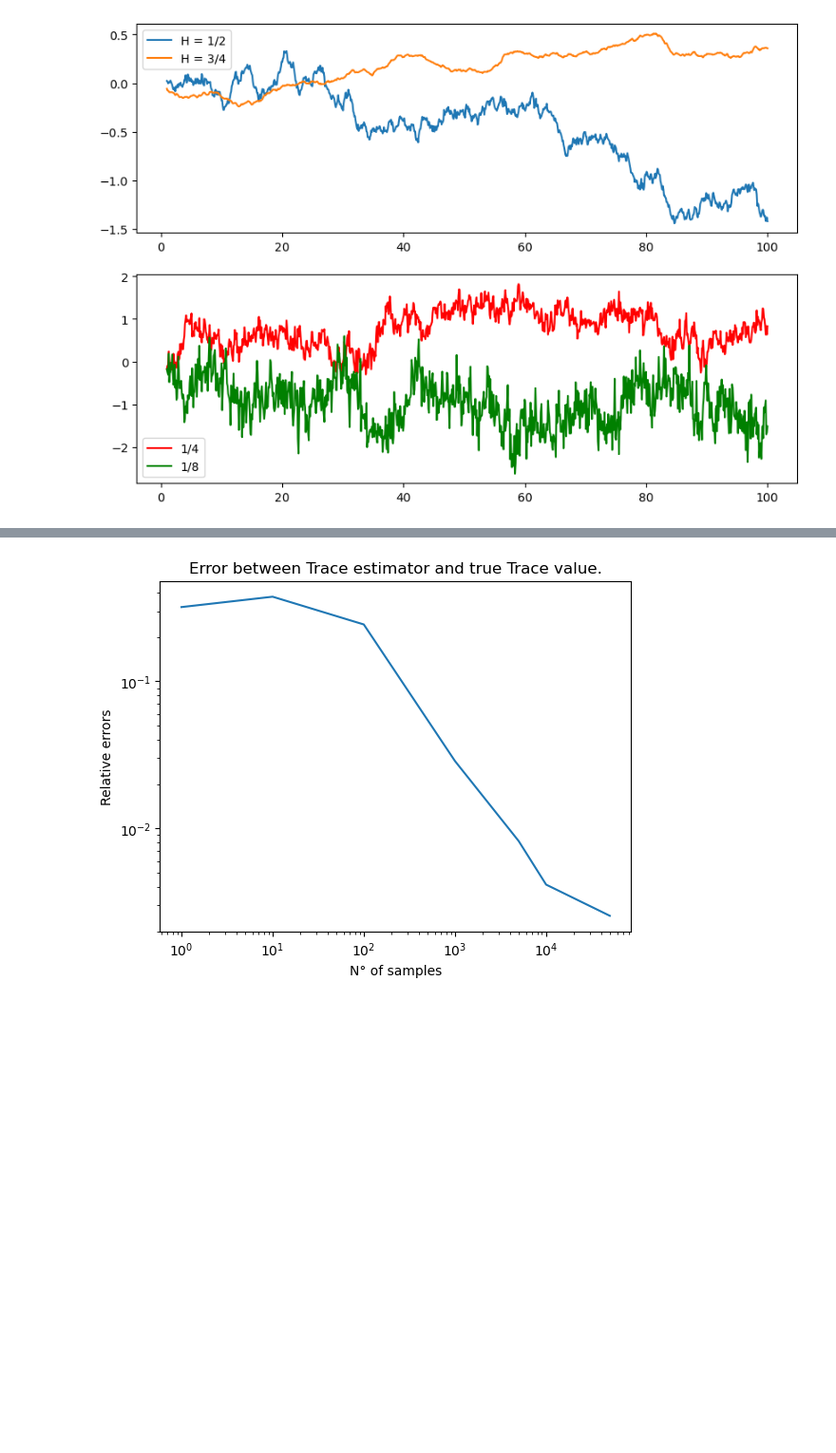
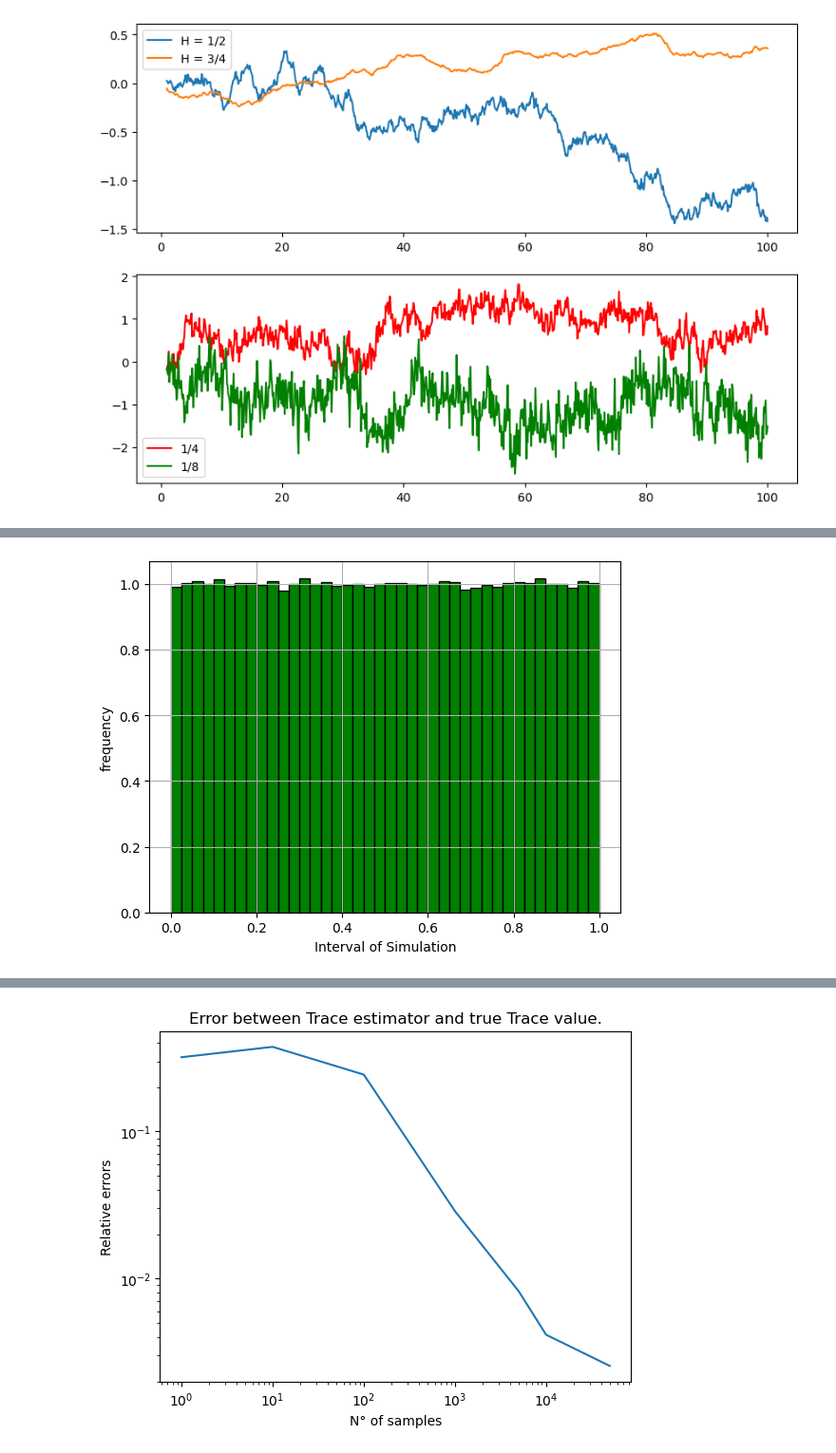
Before and after one commit to roomate/ML_from_scratch, a Jupyter notebook: random_algos.ipynb, the cells around one changed output, grey strips where cells are left out. Shown at 95% size. Drawn from its saved outputs; the diff is of its cells as text; code cells hidden in the pictures; blank space fills up the shorter version.

```diff
--- a/random_algos.ipynb
+++ b/random_algos.ipynb
@@ -277,12 +422,12 @@ Two cases appear; you know how to sample from a PDF $\propto \lambda$ or you don
 > 1. Sample a homogeneous Poisson process of intensity $\lambda_\infty$ with one of the two methods seen above.
 > 2. Note $t$ one of the sampled jump times. Use an acceptance-rejection method based on the ratio $\frac{\lambda(t)}{\lambda_\infty}$ to randomly accept or reject it. Do this for all sampled jump times.
 # %%
-lambd_inf = 4
-lambd = lambda x: lambd_inf*np.abs(np.cos(x/2))
+lambd_sup = 4
+lambd = lambda x: lambd_sup*np.abs(np.cos(x/2))
 
 def accept_rejection(t):
     alpha = np.random.rand()
-    ratio = lambd(t)/lambd_inf
+    ratio = lambd(t)/lambd_sup
     if alpha < ratio:
         return t
     else:
@@ -291,7 +436,7 @@ def accept_rejection(t):
 T = 10
 N_simu = 3
 for i in range(N_simu):
-    delta_T = inv_CDF_exp_vect(np.random.rand(100), lambd = lambd_inf) #Sample intervals between two time jumps
+    delta_T = sample_exp(N=100, lambd = lambd_sup) #Sample intervals between two time jumps
     List_T = filter(lambda x: accept_rejection(x), np.cumsum(delta_T))
     List_T = list(filter(lambda x: x <= T, List_T)) + [T]
 
@@ -384,0 +540,64 @@ I implement here Mersenne Twister, a popular algorithm to generate pseudo-random
+# %%
+import numpy as np
+
+def mersenne_twister(size: int) -> list:
+    """
+    Mersenne Twister random number generator (MT19937).
+    Parameters:
+        size (int): Number of pseudo-random numbers to generate.
+    Returns:
+        list: List of pseudo-random numbers in [0, 1].
+    """
+    # MT19937 parameters
+    w, n, m, r = 32, 624, 397, 31
+    a = 0x9908B0DF
+    u, d = 11, 0xFFFFFFFF
+    s, b = 7, 0x9D2C5680
+    t, c = 15, 0xEFC60000
+    l = 18
+    f = 1812433253
+
+    MT = [0] * n
+    MT[0] = 123
+    for i in range(1, n):
+        MT[i] = (f * (MT[i - 1] ^ (MT[i - 1] >> (w - 2))) + i) & d
+
+    index = n
+
+    def extract_number():
+        nonlocal index
+        if index >= n:
+            twist()
+        y = MT[index]
+        y ^= (y >> u) & d
+        y ^= (y << s) & b
+        y ^= (y << t) & c
+        y ^= (y >> l) & d
+        index += 1
+        return y & d
+
+    def twist():
+        nonlocal index
+        for i in range(n):
+            x = (MT[i] & ((1 << r) - 1)) + (MT[(i + 1) % n] & (~((1 << r) - 1)))
+            MT[i] = MT[(i + m) % n] ^ (x >> 1)
+            if x % 2 != 0:  # If x is odd
+                MT[i] ^= a
+        index = 0
+
+    numbers = []
+    for _ in range(size):
+        numbers.append(extract_number() / (1 << w))
+    return numbers
+
+data=mersenne_twister(500000)
+
+import matplotlib.pyplot as plt
+fig=plt.figure()
+plt.hist(data, 40, range=(0, 1), density=True, color='green', edgecolor='black')
+plt.xlabel("Interval of Simulation")
+plt.ylabel("frequency")
+plt.grid(True)
+plt.show()
+# %% [output]
+[figure, added]
```
Also changed, not shown: parts of 25 cells of this notebook.
